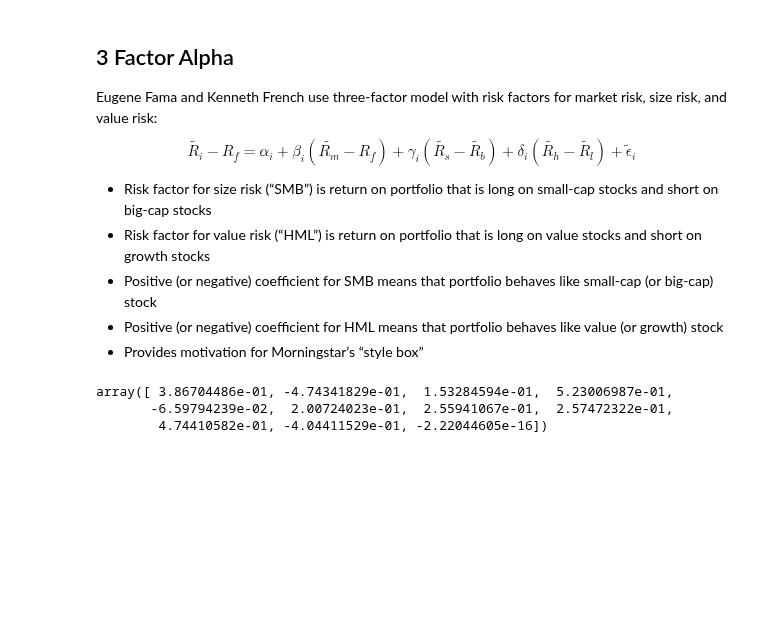
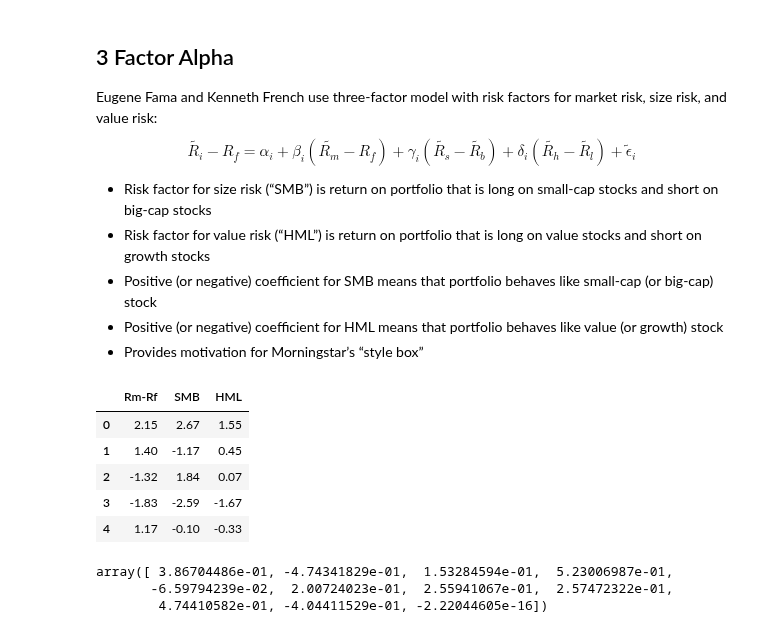
Before and after one commit to kilowiski/qf600, a Jupyter notebook: assignment_3/assignment3.ipynb, the cells around one changed output. Cells and saved outputs as stored; diff of their text form; code cells hidden in the pictures; blank space fills up the shorter version.

```diff
--- a/assignment_3/assignment3.ipynb
+++ b/assignment_3/assignment3.ipynb
@@ -146,9 +185,17 @@ portfolio behaves like value (or growth) stock
 # %%
 # regression for three factor alpha, this is from Risk_Factors.xlsx
 market_factor = concated_df["Rm-Rf"]
 size_factor = concated_df["SMB"]
 value_factor = concated_df["HML"]
 x = pd.concat([market_factor, size_factor, value_factor], axis=1)
+x.head()
+# %% [output]
+|  | Rm-Rf | SMB | HML |
+| 0 | 2.15 | 2.67 | 1.55 |
+| 1 | 1.40 | -1.17 | 0.45 |
+| 2 | -1.32 | 1.84 | 0.07 |
+| 3 | -1.83 | -2.59 | -1.67 |
+| 4 | 1.17 | -0.10 | -0.33 |
 # %%
 three_factor_alpha = []
 # 3 variable linear regression !
```
Also changed, not shown: parts of 5 cells of this notebook, 1 other file.
